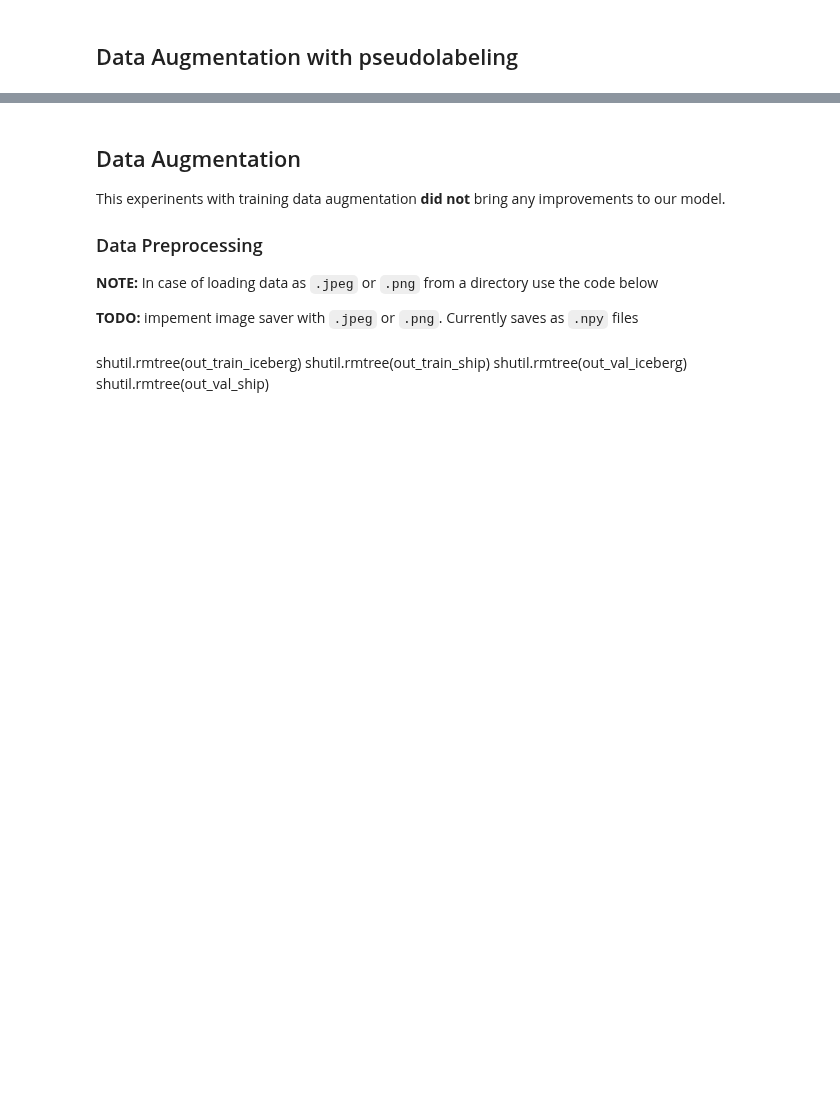
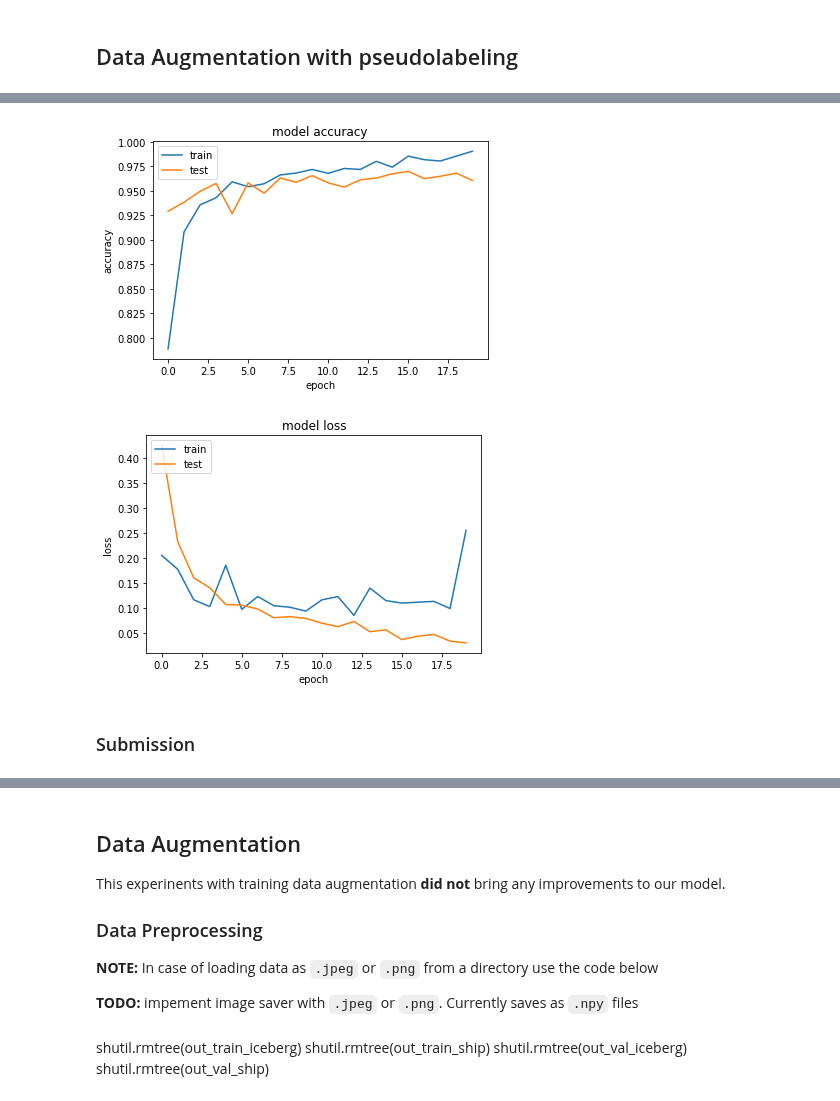
Before and after one commit to armkhudinyan/sar-ship-detect, a Jupyter notebook: scripts/model_notebooks/iceberg_ship_classification.ipynb, the cells around one changed output, grey strips where cells are left out. Cells and saved outputs as stored; diff of their text form; code cells hidden in the pictures; blank space fills up the shorter version.

```diff
--- a/scripts/model_notebooks/iceberg_ship_classification.ipynb
+++ b/scripts/model_notebooks/iceberg_ship_classification.ipynb
@@ -352,7 +353,7 @@ Ytrain_pl = np.concatenate((y_train, y_valid, np.ones(idx_pred_1[0].shape[0]), n
 # %%
 from sklearn.model_selection import train_test_split
 X_train_cv, X_val, Y_train_cv, Y_val = train_test_split(Xtrain_pl, Ytrain_pl, random_state=1,
-                                                                  train_size=65, stratify=Ytrain_pl)
+                                                                  train_size=0.65, stratify=Ytrain_pl)
 # %%
 #Without denoising, core features.
 gmodel=getModel()
@@ -393,0 +405,7 @@ Test accuracy: 0.8879668116569519
+# %%
+model_history_plot(history, save=False)
+# %% [output]
+[figure, added]
+[figure, added]
+# %% [markdown]
+### Submission
```
Also changed, not shown: parts of 12 cells of this notebook, 2 other files.
